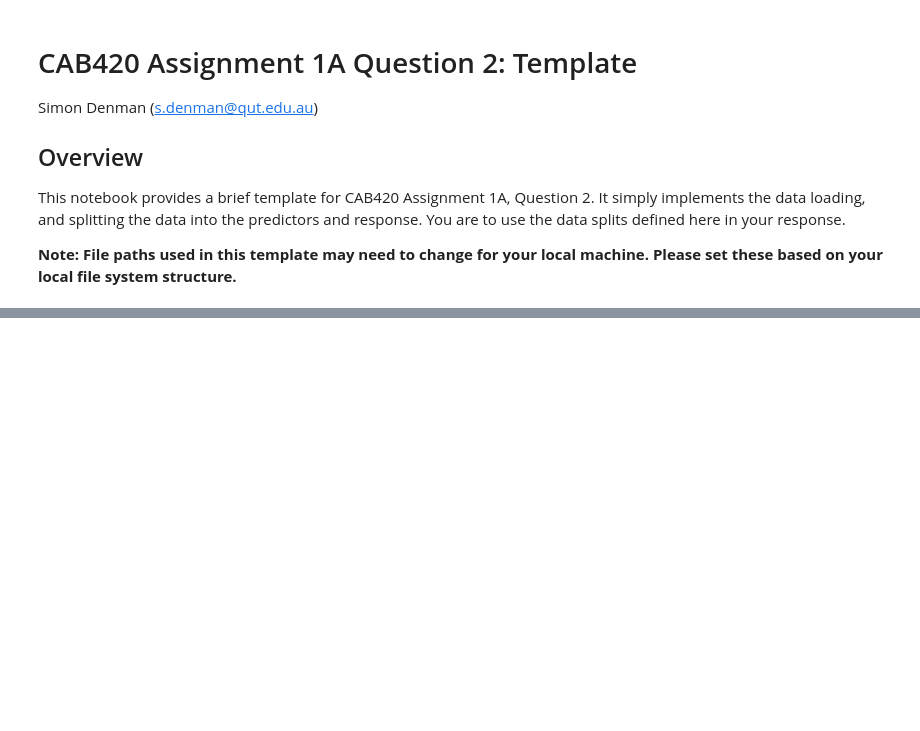
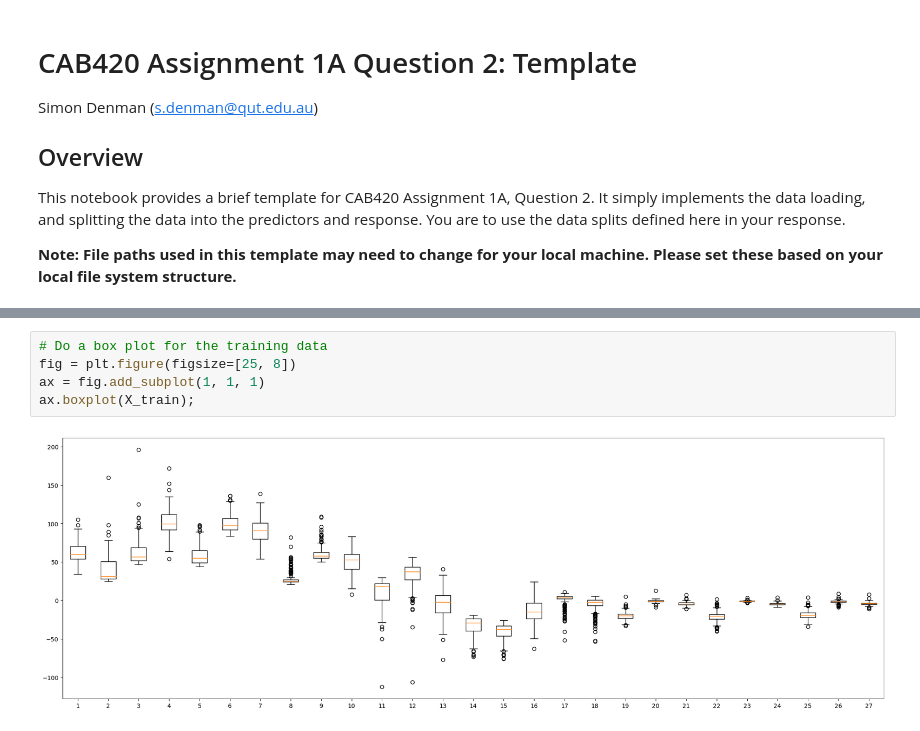
Before and after one commit to DonMMK/Machine-Learning-CAB420, a Jupyter notebook: assessment1a/Q2/CAB420_A1A_Q2_Template.ipynb, the cells around one changed output, grey strips where cells are left out. Saved outputs shown, nothing was run; the diff lists cells and outputs as text; blank space fills up the shorter version.

```diff
--- a/assessment1a/Q2/CAB420_A1A_Q2_Template.ipynb
+++ b/assessment1a/Q2/CAB420_A1A_Q2_Template.ipynb
@@ -24,0 +41,7 @@ Y_test = test.iloc[:,0].to_numpy()
+# %%
+# Do a box plot for the training data
+fig = plt.figure(figsize=[25, 8])
+ax = fig.add_subplot(1, 1, 1)
+ax.boxplot(X_train);
+# %% [output]
+[figure, added]
```
Also changed, not shown: parts of 22 cells of this notebook.
